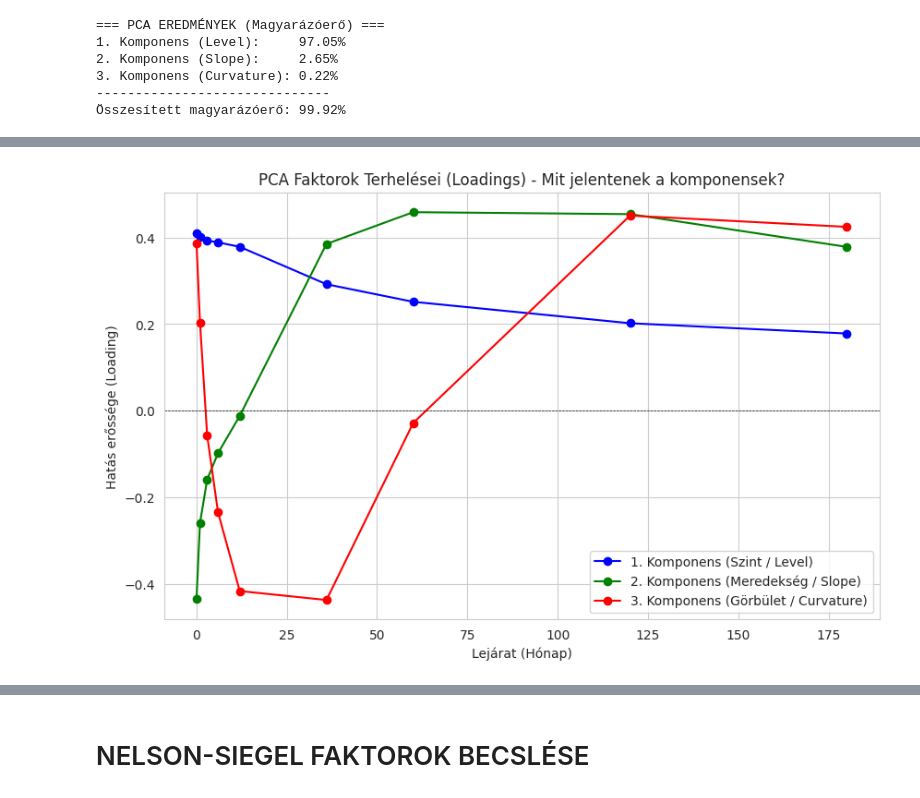
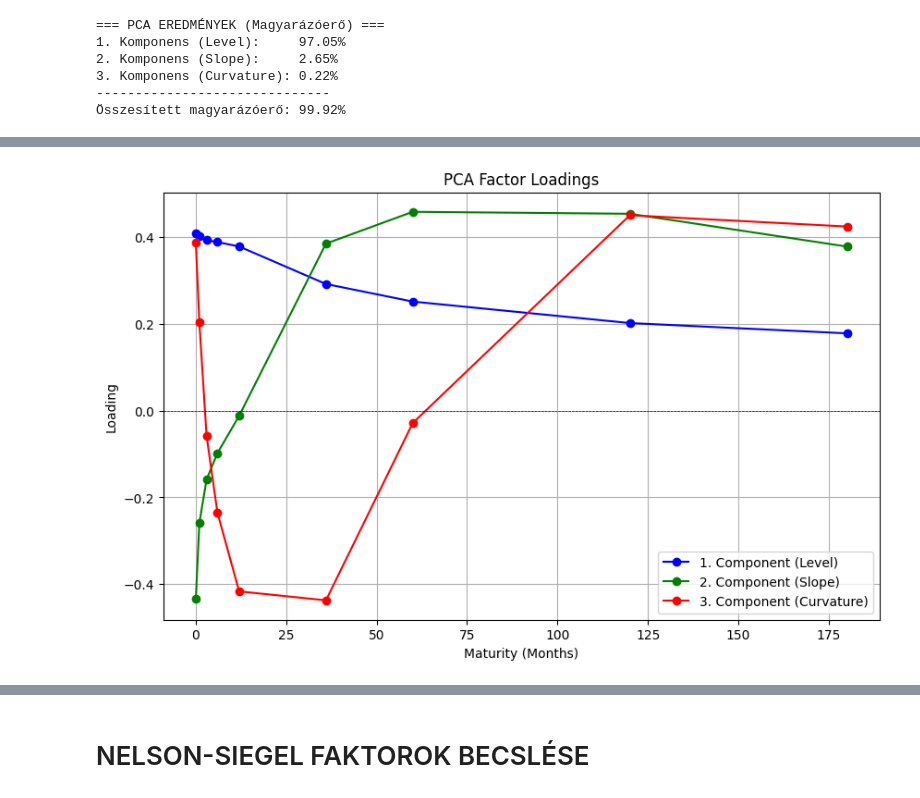
Before and after one commit to KraBence/Project_lab_NS_model, a Jupyter notebook: NS_model_implementation.ipynb, the cells around one changed output, grey strips where cells are left out. Drawn from its saved outputs; the diff is of its cells as text; code cells hidden in the pictures.

```diff
--- a/NS_model_implementation.ipynb
+++ b/NS_model_implementation.ipynb
@@ -58,24 +79,24 @@ print(f"Összesített magyarázóerő: {sum(explained_variance)*100:.2f}%")
 # %%
 components = pca.components_
 
 plt.figure(figsize=(10, 6))
-plt.plot(maturities, components[0], marker='o', label='1. Komponens (Szint / Level)', color='blue')
-plt.plot(maturities, components[1], marker='o', label='2. Komponens (Meredekség / Slope)', color='green')
-plt.plot(maturities, components[2], marker='o', label='3. Komponens (Görbület / Curvature)', color='red')
+plt.plot(maturities, components[0], marker='o', label='1. Component (Level)', color='blue')
+plt.plot(maturities, components[1], marker='o', label='2. Component (Slope)', color='green')
+plt.plot(maturities, components[2], marker='o', label='3. Component (Curvature)', color='red')
 
 plt.axhline(0, color='black', linewidth=0.5, linestyle='--')
-plt.title('PCA Faktorok Terhelései (Loadings) - Mit jelentenek a komponensek?')
-plt.xlabel('Lejárat (Hónap)')
-plt.ylabel('Hatás erőssége (Loading)')
+plt.title('PCA Factor Loadings')
+plt.xlabel('Maturity (Months)')
+plt.ylabel('Loading')
 plt.legend()
 plt.grid(True)
 plt.show()
 
 # konkrét érték minden időpontra
 pca_factors = pca.transform(yields_data)
 pca_df = pd.DataFrame(pca_factors, columns=['Level_PCA', 'Slope_PCA', 'Curvature_PCA'], index=df.index)
 # %% [output]
-[figure, old version]
+[figure, new version]
 # %%
 fig, axes = plt.subplots(1, 2, figsize=(20, 8))
 
```
Also changed, not shown: parts of 5 cells of this notebook, 1 other file.
